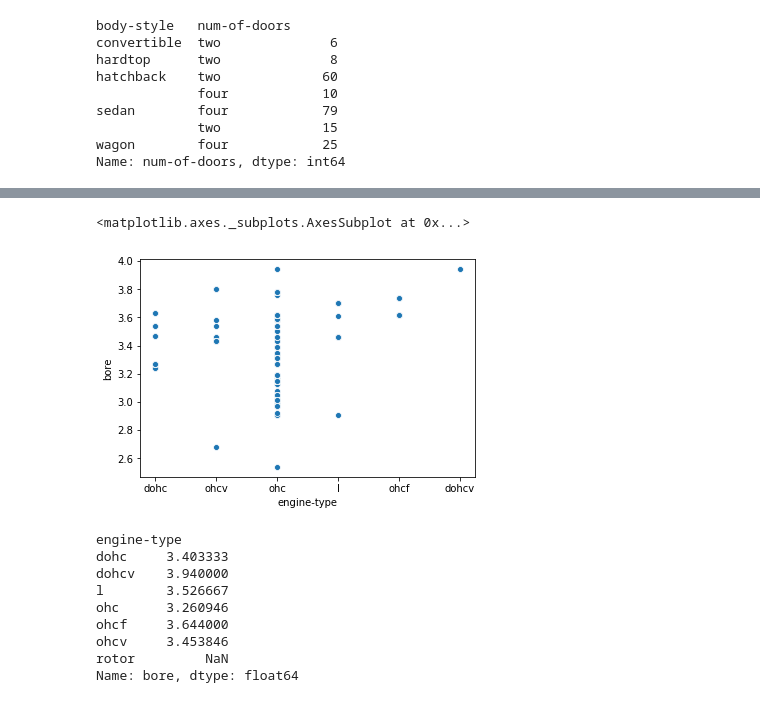
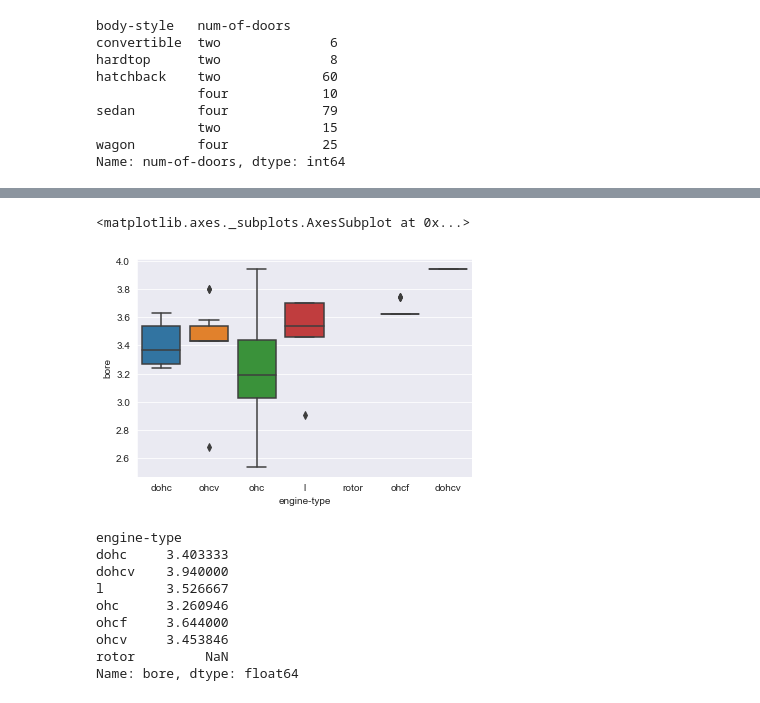
Before and after one commit to adityasharma1076/Automobile-Prices-Prediction, a Jupyter notebook: Automobile.ipynb, the cells around one changed output, grey strips where cells are left out. Drawn from its saved outputs; the diff is of its cells as text; code cells hidden in the pictures.

```diff
--- a/Automobile.ipynb
+++ b/Automobile.ipynb
@@ -228,0 +233,6 @@ sns.lmplot(x="price", y="engine-size", data=df_sel,
+# %%
+sns.set_style("white")
+sns.lmplot(y="price", x="horsepower", data=df_sel,
+          height=5, aspect=1.6, robust=True, palette='tab10')
+plt.xlabel('Horsepower',fontdict = {'size':12})
+plt.ylabel('Price',fontdict = {'size':12})
@@ -311,10 +324,10 @@ for i in range(0,len(df)):
     if pd.isnull(df.loc[i,'num-of-doors']):
         df.loc[i,'num-of-doors'] = grouped.get_group(df.loc[i,'body-style'])['num-of-doors'].value_counts().index[0]
 # %%
-sns.scatterplot(x=df['engine-type'],y=df['bore'])
+sns.boxplot(x=df['engine-type'],y=df['bore'])
 # %% [output]
 <matplotlib.axes._subplots.AxesSubplot at 0x...>
-[figure, old version]
+[figure, new version]
 # %%
 grouped = df.groupby('engine-type')
 # %%
```
Also changed, not shown: parts of 18 cells of this notebook.
